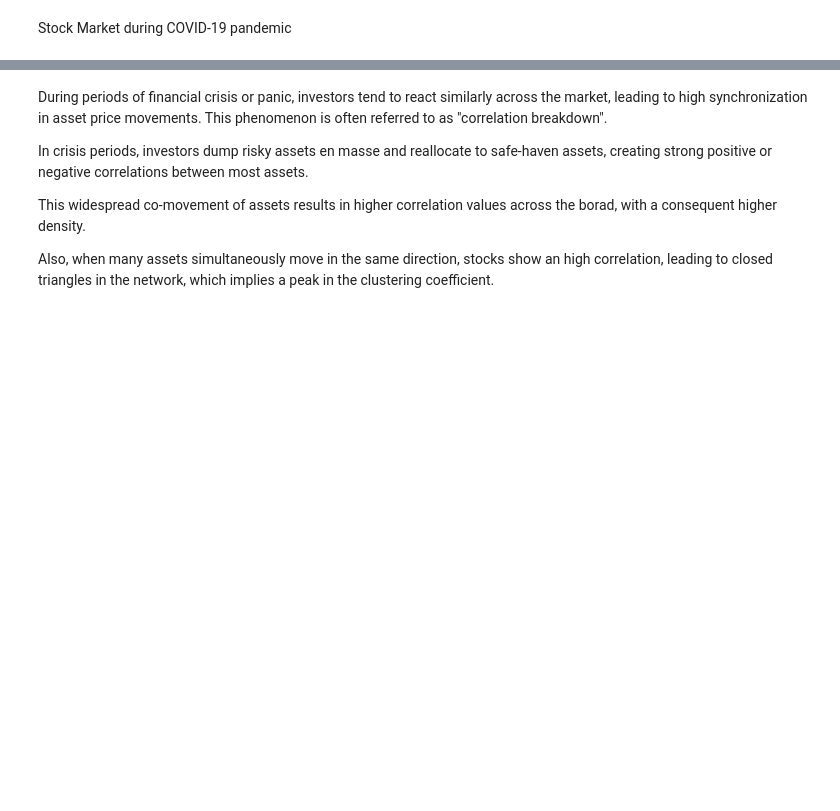
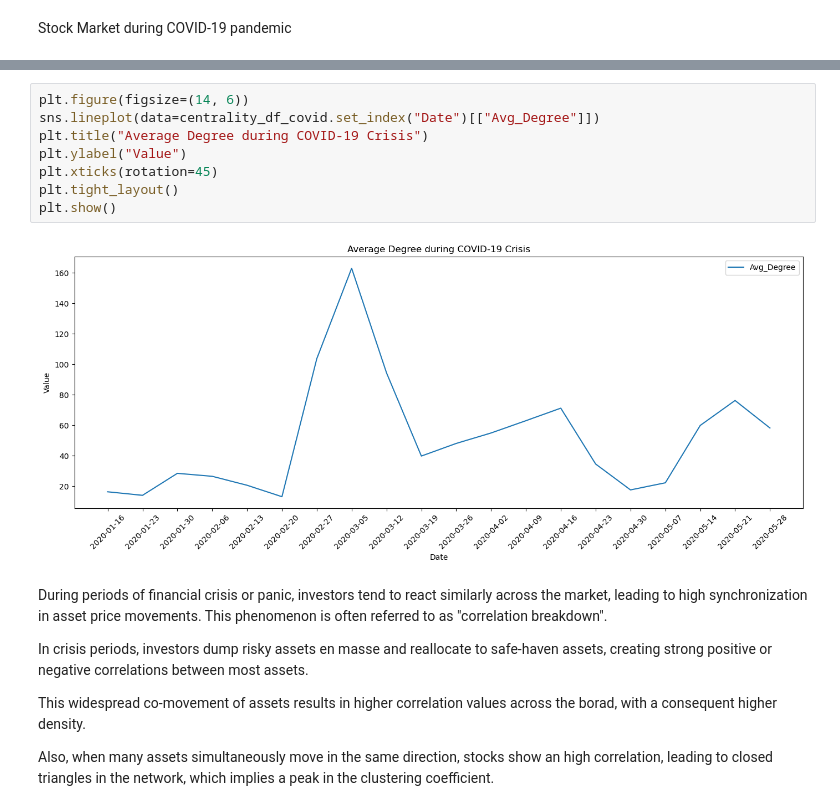
Before and after one commit to HSellis/INA-Project, a Jupyter notebook: centrality_measures.ipynb, the cells around one changed output, grey strips where cells are left out. Saved outputs shown, nothing was run; the diff lists cells and outputs as text; blank space fills up the shorter version.

```diff
--- a/centrality_measures.ipynb
+++ b/centrality_measures.ipynb
@@ -162,3 +166,13 @@ plt.show()
+# %%
+plt.figure(figsize=(14, 6))
+sns.lineplot(data=centrality_df_covid.set_index("Date")[["Avg_Degree"]])
+plt.title("Average Degree during COVID-19 Crisis")
+plt.ylabel("Value")
+plt.xticks(rotation=45)
+plt.tight_layout()
+plt.show()
+# %% [output]
+[figure, added]
 # %% [markdown]
 During periods of financial crisis or panic, investors tend to react similarly across the market, leading to high synchronization in asset price movements. This phenomenon is often referred to as "correlation breakdown".
 
```
Also changed, not shown: parts of 17 cells of this notebook.
